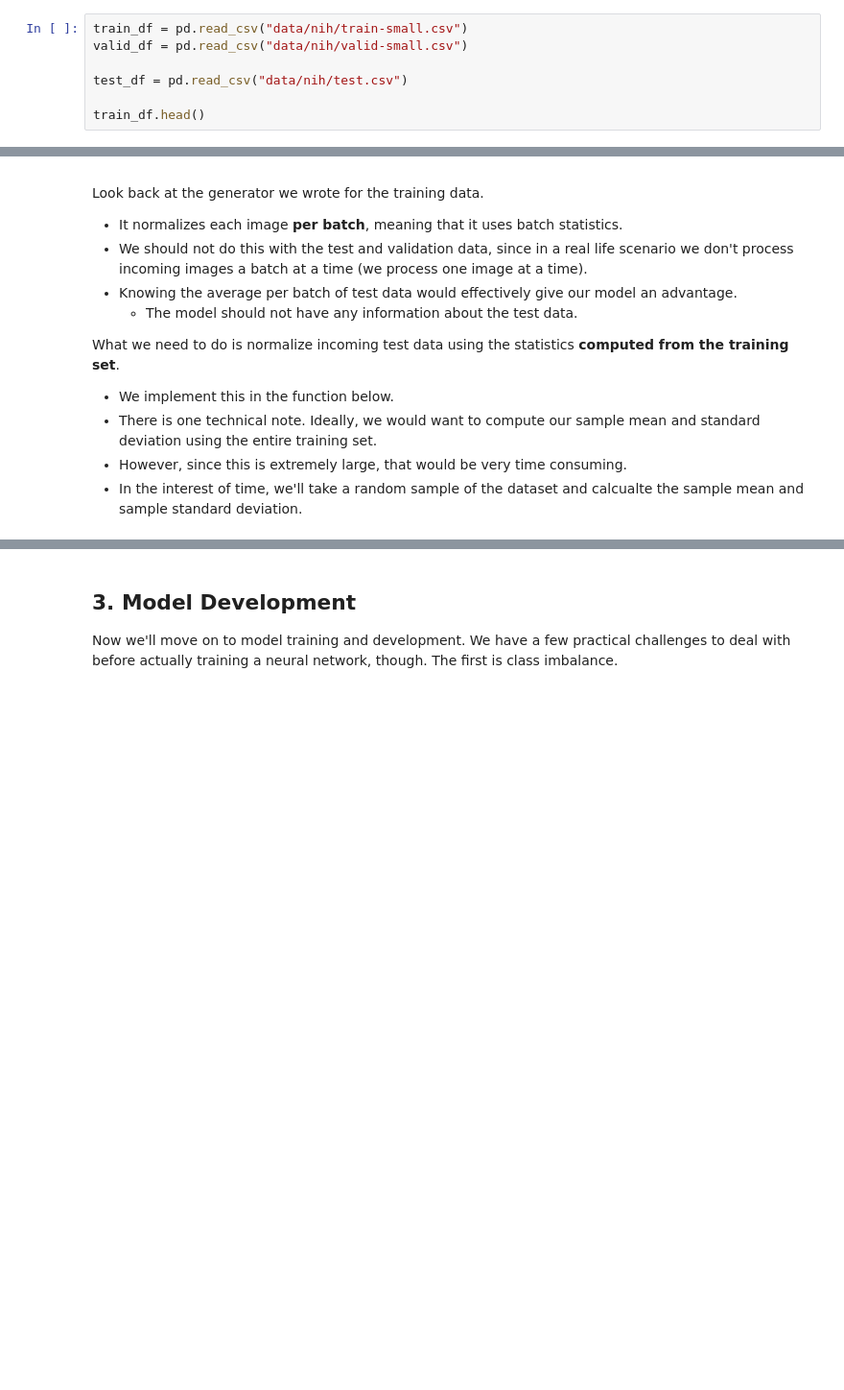
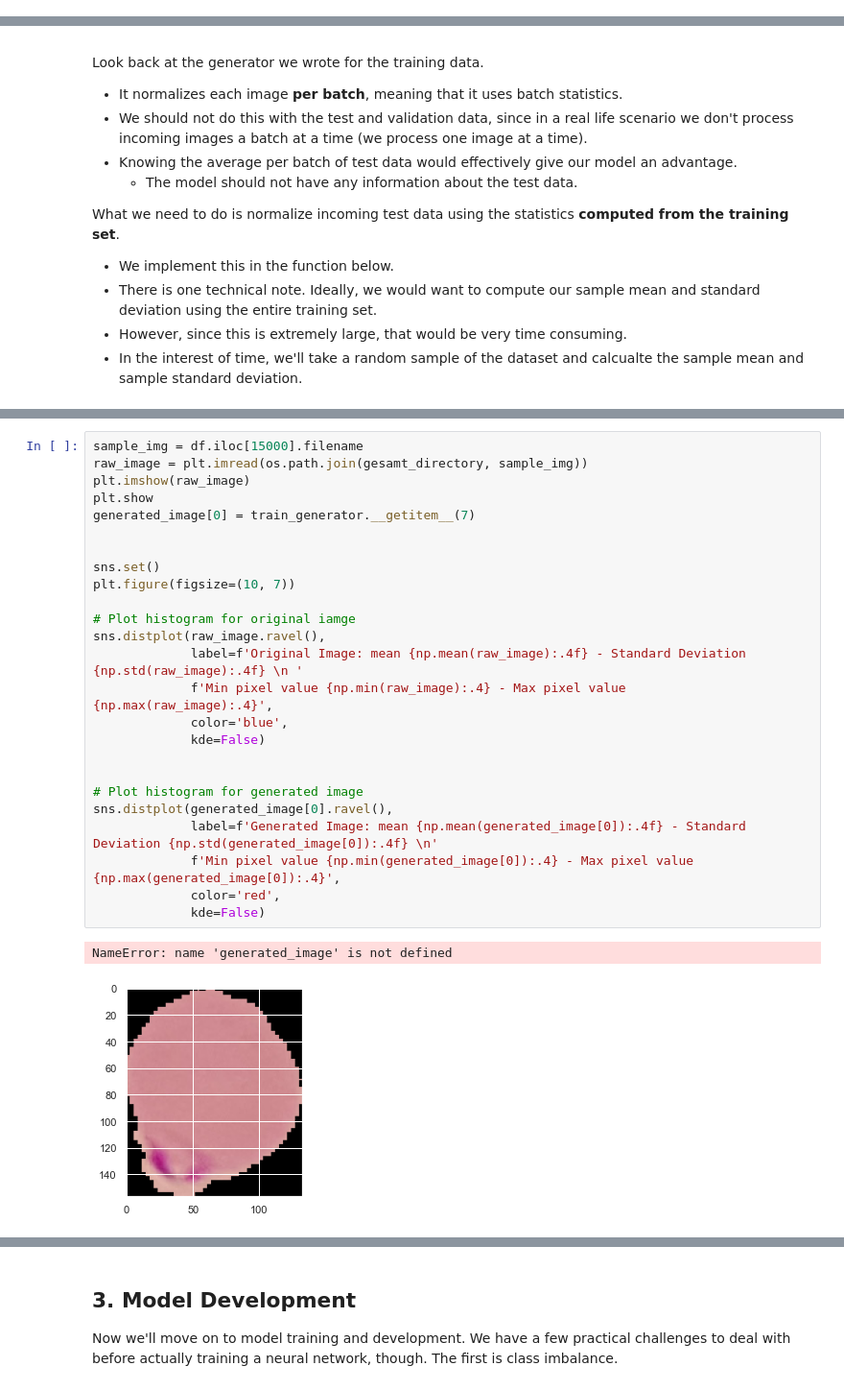
Before and after one commit to dontknowDS/Malaria-Cell-Classification, a Jupyter notebook: Malaria Classification.ipynb, the cells around one changed output, grey strips where cells are left out. Shown at 96% size. Drawn from its saved outputs; the diff is of its cells as text; blank space fills up the shorter version.

```diff
--- a/Malaria Classification.ipynb
+++ b/Malaria Classification.ipynb
@@ -258,7 +166,0 @@ round(nr_of_positive_test_examples,0)
-# %%
-train_df = pd.read_csv("data/nih/train-small.csv")
-valid_df = pd.read_csv("data/nih/valid-small.csv")
-
-test_df = pd.read_csv("data/nih/test.csv")
-
-train_df.head()
@@ -580,0 +368,28 @@ Clipping input data to the valid range for imshow with RGB data ([0..1] for floa
+# %%
+sample_img = df.iloc[15000].filename
+raw_image = plt.imread(os.path.join(gesamt_directory, sample_img))
+plt.imshow(raw_image)
+plt.show
+generated_image[0] = train_generator.__getitem__(7)
+
+
+sns.set()
+plt.figure(figsize=(10, 7))
+
+# Plot histogram for original iamge
+sns.distplot(raw_image.ravel(),
+             label=f'Original Image: mean {np.mean(raw_image):.4f} - Standard Deviation {np.std(raw_image):.4f} \n '
+             f'Min pixel value {np.min(raw_image):.4} - Max pixel value {np.max(raw_image):.4}',
+             color='blue',
+             kde=False)
+
+
+# Plot histogram for generated image
+sns.distplot(generated_image[0].ravel(),
+             label=f'Generated Image: mean {np.mean(generated_image[0]):.4f} - Standard Deviation {np.std(generated_image[0]):.4f} \n'
+             f'Min pixel value {np.min(generated_image[0]):.4} - Max pixel value {np.max(generated_image[0]):.4}',
+             color='red',
+             kde=False)
+# %% [output]
+NameError: name 'generated_image' is not defined
+[figure, added]
```
Also changed, not shown: parts of 32 cells of this notebook.
